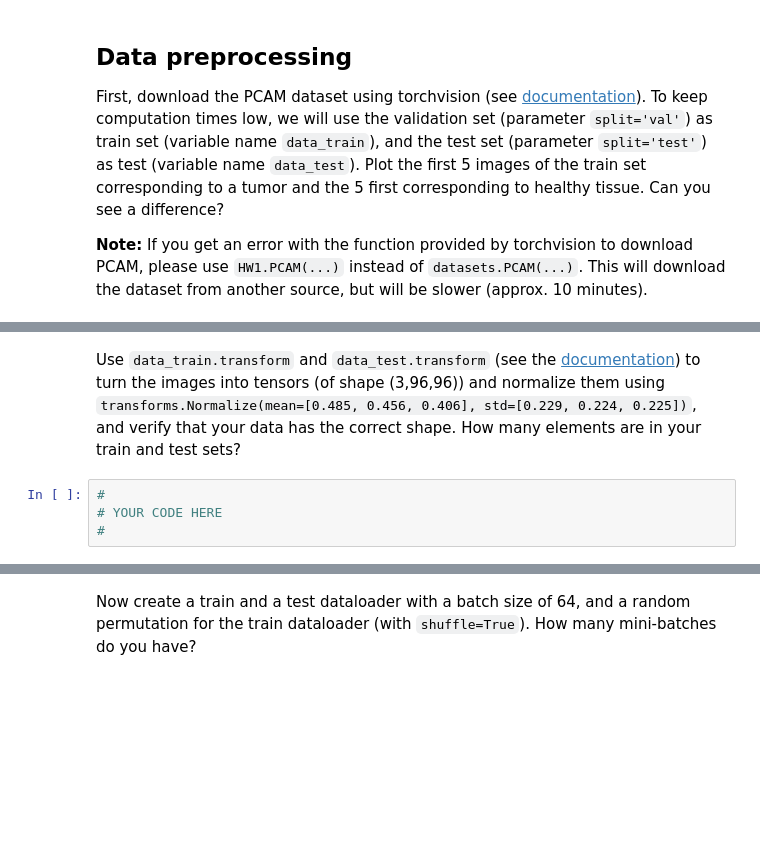
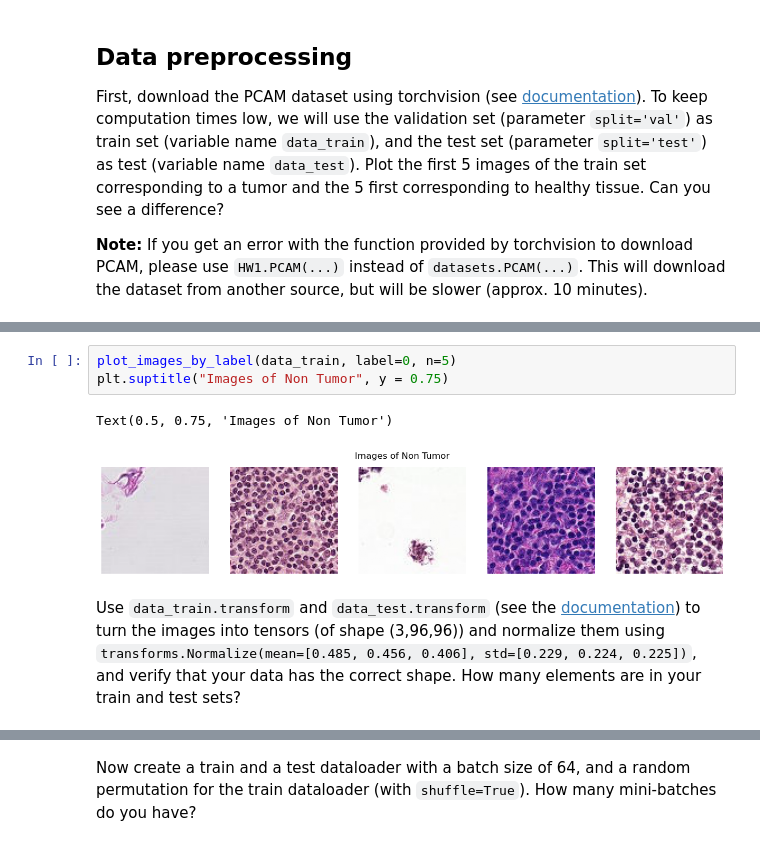
Before and after one commit to peulsilva/X-MAP-583, a Jupyter notebook: homeworks/HW01_tumor_identification.ipynb, the cells around one changed output, grey strips where cells are left out. Drawn from its saved outputs; the diff is of its cells as text; blank space fills up the shorter version.

```diff
--- a/homeworks/HW01_tumor_identification.ipynb
+++ b/homeworks/HW01_tumor_identification.ipynb
@@ -40,6 +70,8 @@ First, download the PCAM dataset using torchvision (see [documentation](https://
+# %%
+plot_images_by_label(data_train, label=0, n=5)
+plt.suptitle("Images of Non Tumor", y = 0.75)
+# %% [output]
+Text(0.5, 0.75, 'Images of Non Tumor')
+[figure, added]
 # %% [markdown]
 Use `data_train.transform` and `data_test.transform` (see the [documentation](https://pytorch.org/vision/0.9/transforms.html)) to turn the images into tensors (of shape (3,96,96)) and normalize them using `transforms.Normalize(mean=[0.485, 0.456, 0.406], std=[0.229, 0.224, 0.225])`, and verify that your data has the correct shape. How many elements are in your train and test sets?
-# %%
-#
-# YOUR CODE HERE
-#
```
Also changed, not shown: parts of 39 cells of this notebook, 1 other file.
